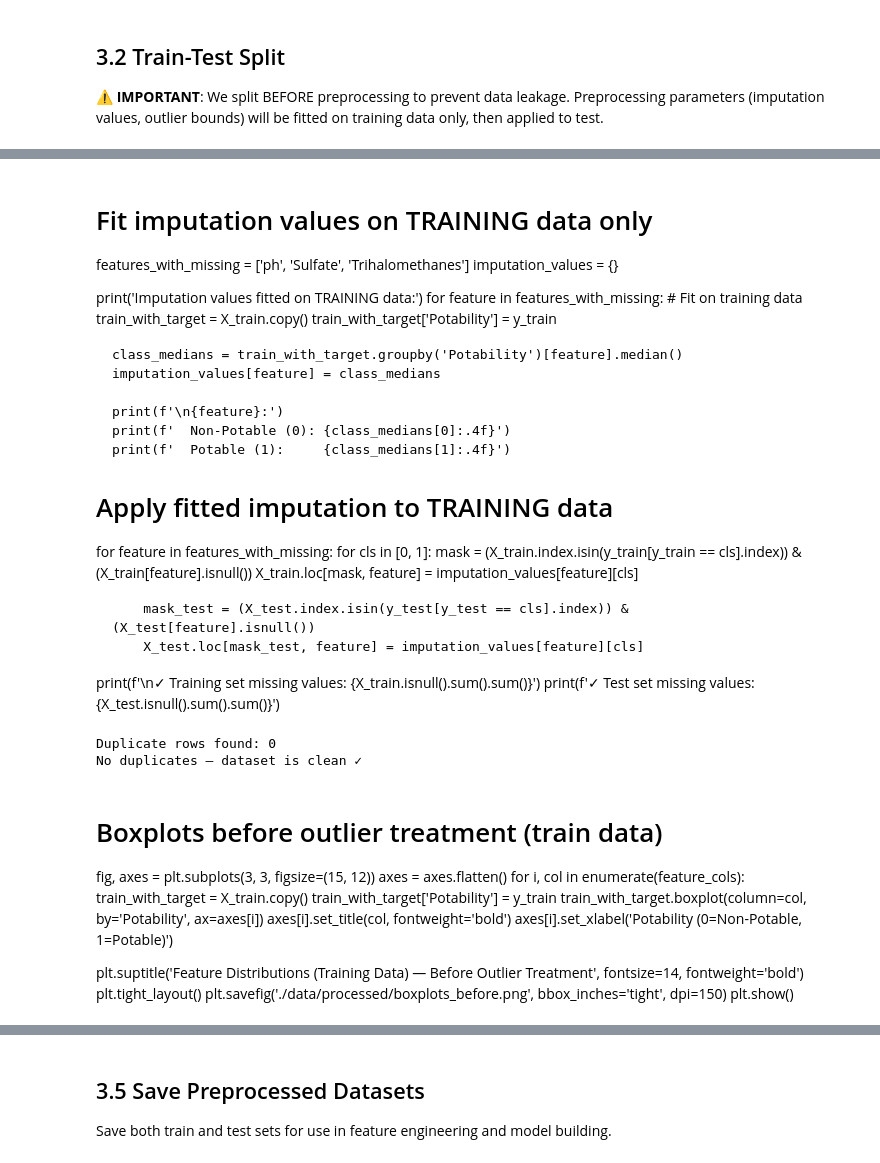
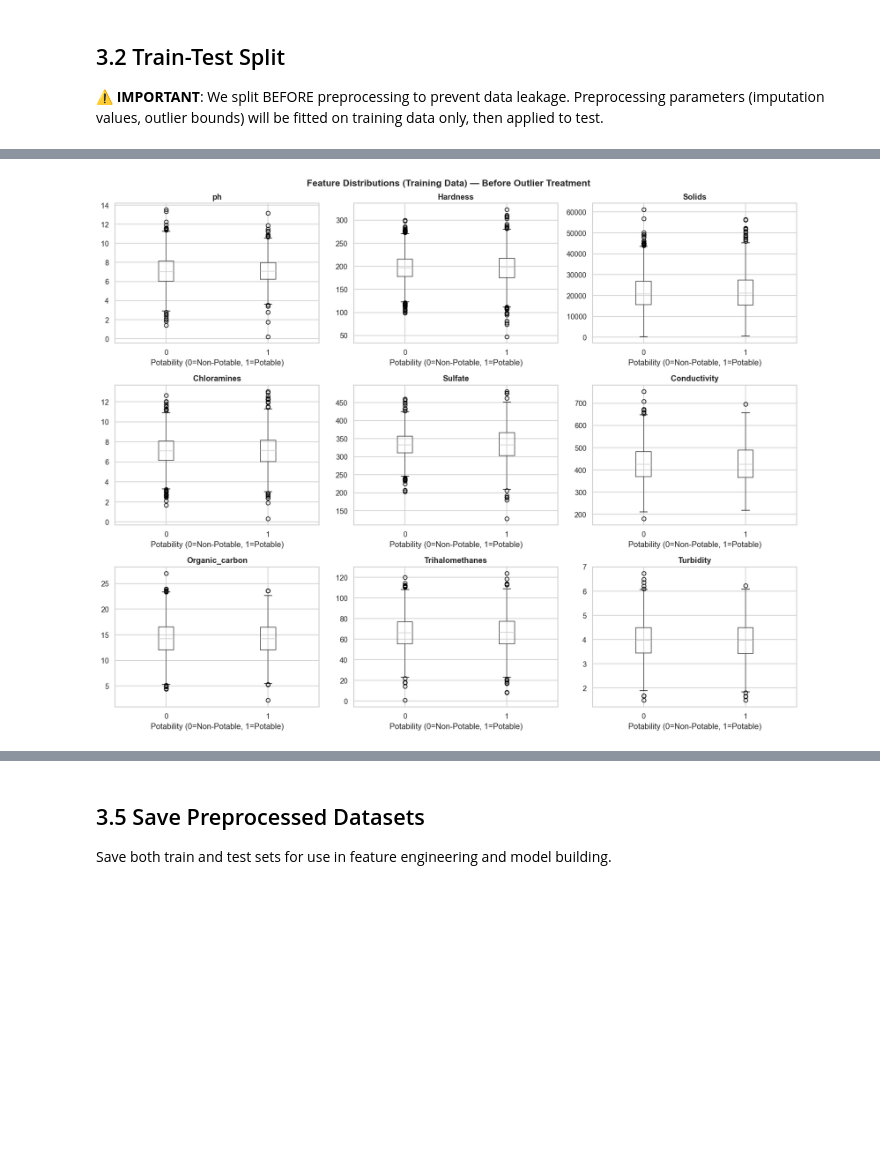
Before and after one commit to BaintyKaur/Water-Quality-Classification, a Jupyter notebook: 03_preprocessing.ipynb, the cells around one changed output, grey strips where cells are left out. Cells and saved outputs as stored; diff of their text form; code cells hidden in the pictures; blank space fills up the shorter version.

```diff
--- a/03_preprocessing.ipynb
+++ b/03_preprocessing.ipynb
@@ -91,52 +93,18 @@ Trihalomethanes       26.619      106.695              54
-# %% [markdown]
-# Fit imputation values on TRAINING data only
-features_with_missing = ['ph', 'Sulfate', 'Trihalomethanes']
-imputation_values = {}
-
-print('Imputation values fitted on TRAINING data:')
-for feature in features_with_missing:
-    # Fit on training data
-    train_with_target = X_train.copy()
-    train_with_target['Potability'] = y_train
-
-    class_medians = train_with_target.groupby('Potability')[feature].median()
-    imputation_values[feature] = class_medians
-
-    print(f'\n{feature}:')
-    print(f'  Non-Potable (0): {class_medians[0]:.4f}')
-    print(f'  Potable (1):     {class_medians[1]:.4f}')
-
-# Apply fitted imputation to TRAINING data
-for feature in features_with_missing:
-    for cls in [0, 1]:
-        mask = (X_train.index.isin(y_train[y_train == cls].index)) & (X_train[feature].isnull())
-        X_train.loc[mask, feature] = imputation_values[feature][cls]
-
-        mask_test = (X_test.index.isin(y_test[y_test == cls].index)) & (X_test[feature].isnull())
-        X_test.loc[mask_test, feature] = imputation_values[feature][cls]
-
-print(f'\n✓ Training set missing values: {X_train.isnull().sum().sum()}')
-print(f'✓ Test set missing values: {X_test.isnull().sum().sum()}')
-# %%
-## 3.4 Outlier Detection & Treatment: Fit on Training Data Only
-
-IQR bounds are calculated on training data only, then applied to both train and test sets.
-# %% [output]
-Duplicate rows found: 0
-No duplicates — dataset is clean ✓
-# %% [markdown]
-# Boxplots before outlier treatment (train data)
-fig, axes = plt.subplots(3, 3, figsize=(15, 12))
-axes = axes.flatten()
-for i, col in enumerate(feature_cols):
-    train_with_target = X_train.copy()
-    train_with_target['Potability'] = y_train
-    train_with_target.boxplot(column=col, by='Potability', ax=axes[i])
-    axes[i].set_title(col, fontweight='bold')
-    axes[i].set_xlabel('Potability (0=Non-Potable, 1=Potable)')
-
-plt.suptitle('Feature Distributions (Training Data) — Before Outlier Treatment',
-             fontsize=14, fontweight='bold')
-plt.tight_layout()
-plt.savefig('./data/processed/boxplots_before.png', bbox_inches='tight', dpi=150)
-plt.show()
+# %%
+# Boxplots before outlier treatment (train data)
+fig, axes = plt.subplots(3, 3, figsize=(15, 12))
+axes = axes.flatten()
+for i, col in enumerate(feature_cols):
+    train_with_target = X_train.copy()
+    train_with_target['Potability'] = y_train
+    train_with_target.boxplot(column=col, by='Potability', ax=axes[i])
+    axes[i].set_title(col, fontweight='bold')
+    axes[i].set_xlabel('Potability (0=Non-Potable, 1=Potable)')
+
+plt.suptitle('Feature Distributions (Training Data) — Before Outlier Treatment',
+             fontsize=14, fontweight='bold')
+plt.tight_layout()
+plt.savefig('./data/processed/boxplots_before.png', bbox_inches='tight', dpi=150)
+plt.show()
+# %% [output]
+[figure, added]
```
Also changed, not shown: parts of 12 cells of this notebook, 3 other files.
